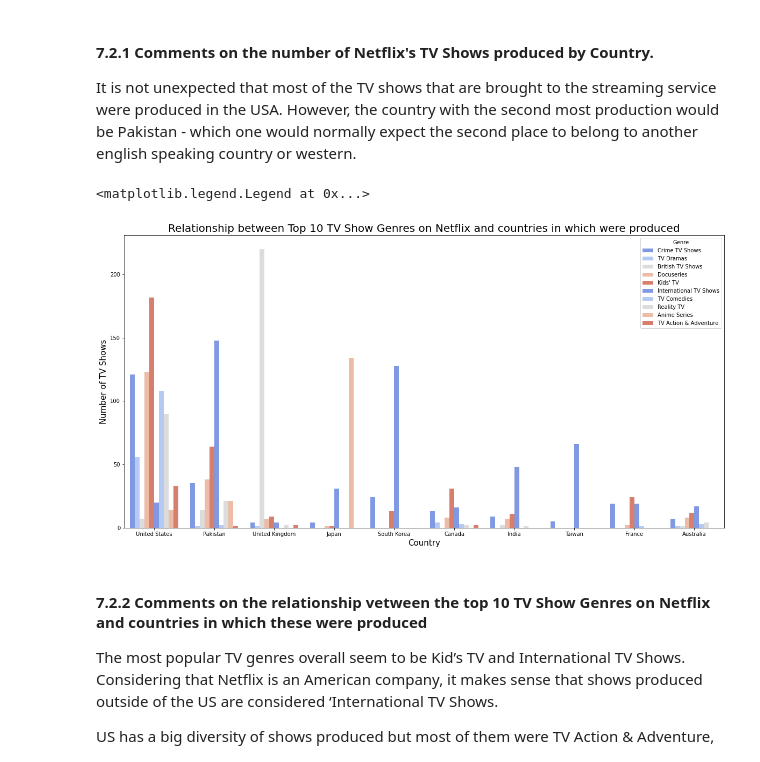
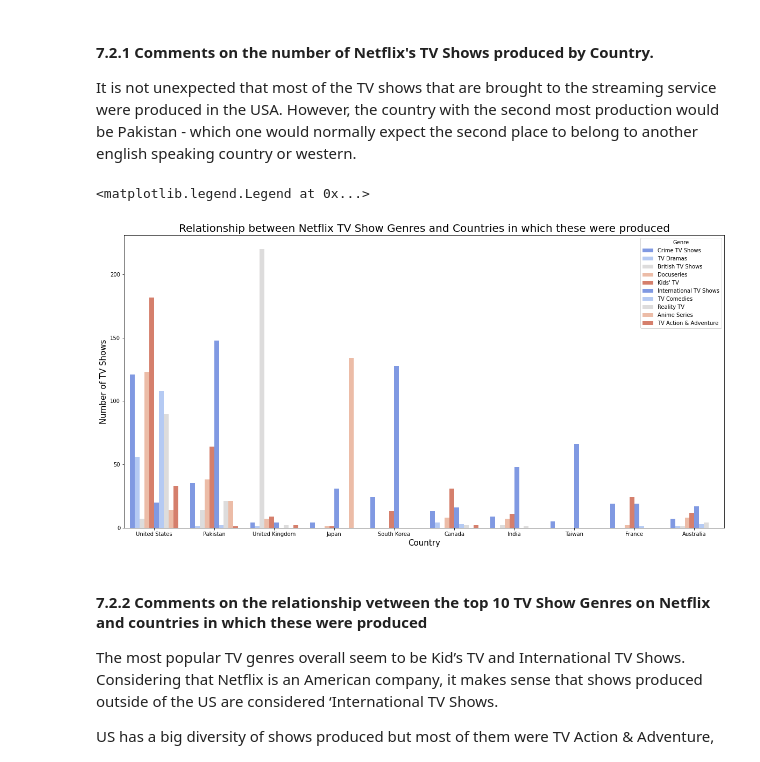
Before and after one commit to Mannygcg/Netflix-Data--Cleaning--Analysis-and-Visualisation, a Jupyter notebook: Netflix_Data_Wrangling_and_Visualisation.ipynb, the cells around one changed output. Saved outputs shown, nothing was run; the diff lists cells and outputs as text; code cells hidden in the pictures.

```diff
--- a/Netflix_Data_Wrangling_and_Visualisation.ipynb
+++ b/Netflix_Data_Wrangling_and_Visualisation.ipynb
@@ -387,19 +387,19 @@ It is not unexpected that most of the TV shows that are brought to the streaming
 # %%
 plt.figure(figsize=[20,10])
 order1 = df_tv.groupby('listed_in1').count().sort_values(by = 'show_id',ascending=False)[0:10].index
 df_tv_f = df_tv[df_tv['listed_in1'].isin(order1)]
 order2 = df_tv_f.groupby('country').count().sort_values(by = 'show_id',ascending=False)[0:10].index
 df_tv_f = df_tv_f[df_tv_f['country'].isin(order2)]
 base_color = sns.color_palette('coolwarm',n_colors=5)
 a=df_tv.date_added.dt.year
 tv_g = sns.countplot(data=df_tv_f,x='country',hue='listed_in1', palette=base_color, order=order2)
 tv_g.set_xlabel('Country',fontsize = 15)
 tv_g.set_ylabel('Number of TV Shows',fontsize = 15)
-tv_g.set_title("Relationship betweenTV Show Genres and Countries in which were produced",fontsize = 20)
+tv_g.set_title("Relationship between Netflix TV Show Genres and Countries in which these were produced",fontsize = 20)
 plt.legend(title = 'Genre', loc = 'upper right')
 # %% [output]
 <matplotlib.legend.Legend at 0x...>
-[figure, old version]
+[figure, new version]
 # %% [markdown]
 #### 7.2.2 Comments on the relationship vetween the top 10 TV Show Genres on Netflix and countries in which these were produced
 
```
Also changed, not shown: parts of 1 cell of this notebook, 1 other file.
